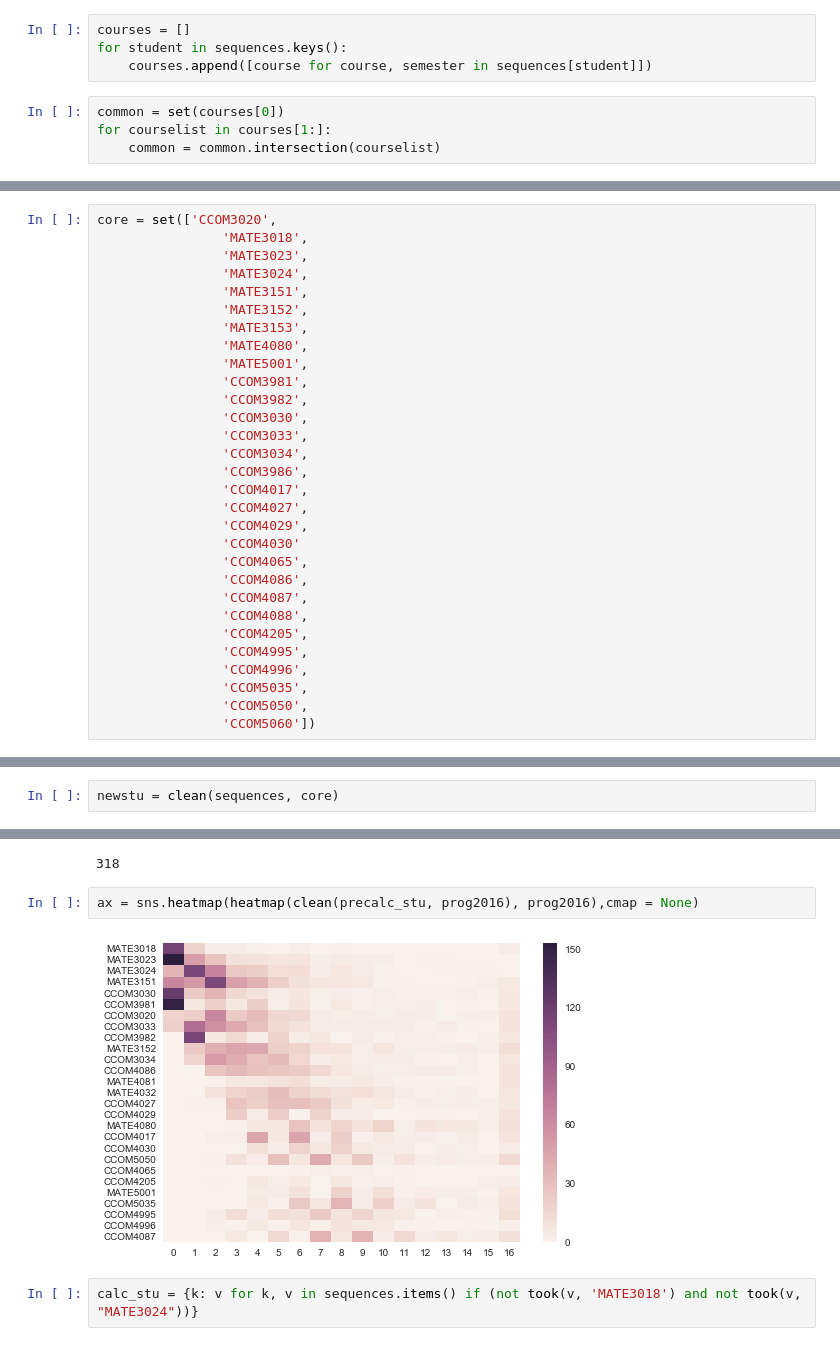
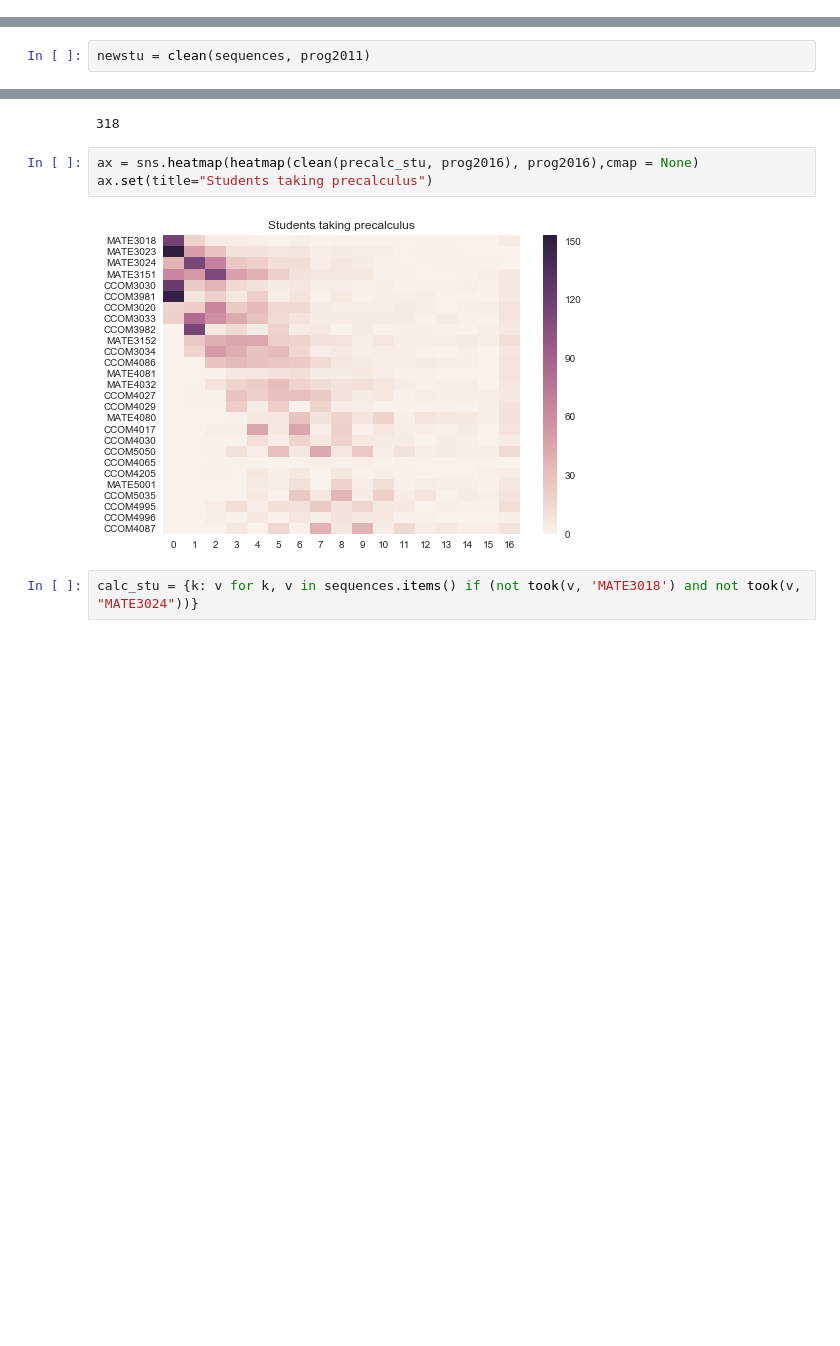
Before and after one commit to humberto-ortiz/stumap, a Jupyter notebook: stumap.ipynb, the cells around one changed output, grey strips where cells are left out. Cells and saved outputs as stored; diff of their text form; blank space fills up the shorter version.

Commit message:
Split students taking pre-calc out

```diff
--- a/stumap.ipynb
+++ b/stumap.ipynb
@@ -77,8 +40,0 @@ conf.close()
-# %%
-courses = []
-for student in sequences.keys():
-    courses.append([course for course, semester in sequences[student]])
-# %%
-common = set(courses[0])
-for courselist in courses[1:]:
-    common = common.intersection(courselist)
@@ -89,33 +41,3 @@ set()
-# %%
-core = set(['CCOM3020',
-                'MATE3018',
-                'MATE3023',
-                'MATE3024',
-                'MATE3151',
-                'MATE3152',
-                'MATE3153',
-                'MATE4080',
-                'MATE5001',
-                'CCOM3981',
-                'CCOM3982',
-                'CCOM3030',
-                'CCOM3033',
-                'CCOM3034',
-                'CCOM3986',
-                'CCOM4017',
-                'CCOM4027',
-                'CCOM4029',
-                'CCOM4030'
-                'CCOM4065',
-                'CCOM4086',
-                'CCOM4087',
-                'CCOM4088',
-                'CCOM4205',
-                'CCOM4995',
-                'CCOM4996',
-                'CCOM5035',
-                'CCOM5050',
-                'CCOM5060'])
 # %%
 prog2011 = ['MATE3018', 'MATE3023', 'MATE3024', # should have tested out of these pre calc
             'MATE3151', 'CCOM3030', 'CCOM3981', # espa soc eng
@@ -149,4 +71,4 @@ def clean(students, core):
             clean[student] = cleanlist
     return clean
 # %%
-newstu = clean(sequences, core)
+newstu = clean(sequences, prog2011)
@@ -346,8 +189,9 @@ len(dict(precalc_stu))
 318
 # %%
 ax = sns.heatmap(heatmap(clean(precalc_stu, prog2016), prog2016),cmap = None)
+ax.set(title="Students taking precalculus")
 # %% [output]
-[figure, old version]
+[figure, new version]
 # %%
 calc_stu = {k: v for k, v in sequences.items() if (not took(v, 'MATE3018') and not took(v, "MATE3024"))}
 # %%
```
Also changed, not shown: parts of 29 cells of this notebook.
